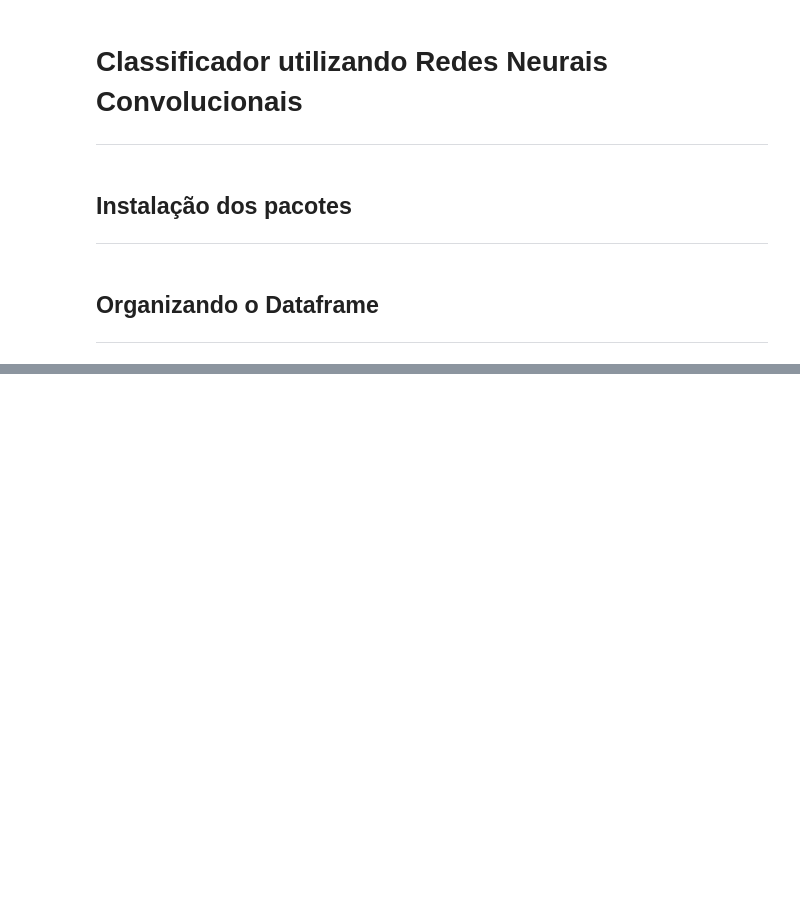
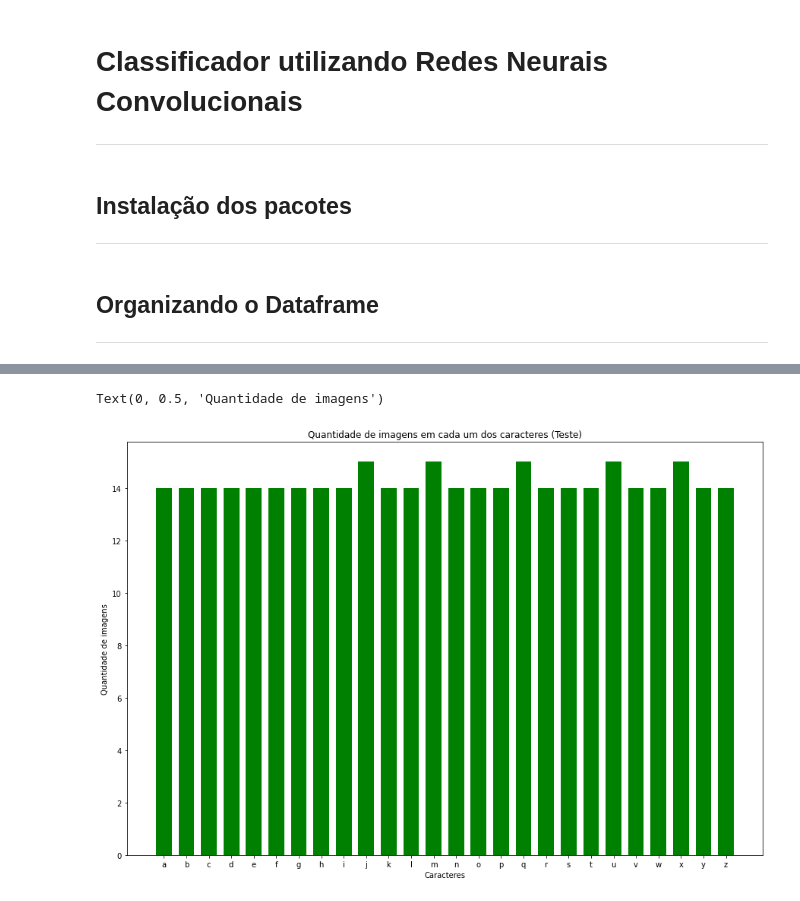
Before and after one commit to code-coffee-ufcg/braillingo-backend, a Jupyter notebook: classifier/cnn_classifier.ipynb, the cells around one changed output, grey strips where cells are left out. Saved outputs shown, nothing was run; the diff lists cells and outputs as text; code cells hidden in the pictures; blank space fills up the shorter version.

```diff
--- a/classifier/cnn_classifier.ipynb
+++ b/classifier/cnn_classifier.ipynb
@@ -50,0 +103,16 @@ len(train_dataframe)
+# %%
+# gráfico de visualização da quantidade de imagens de test
+labels = test_df['Labels']
+labels = np.array(labels)
+count = np.zeros((26,1))
+for i in range(0, len(labels)):
+    count[labels[i]-1] += 1
+
+plt.figure(figsize=(15, 10))
+plt.bar(xticks, np.squeeze(count), color ='green', width = 0.7)
+plt.title('Quantidade de imagens em cada um dos caracteres (Teste)')
+plt.xlabel('Caracteres')
+plt.ylabel('Quantidade de imagens')
+# %% [output]
+Text(0, 0.5, 'Quantidade de imagens')
+[figure, added]
```
Also changed, not shown: parts of 15 cells of this notebook.
